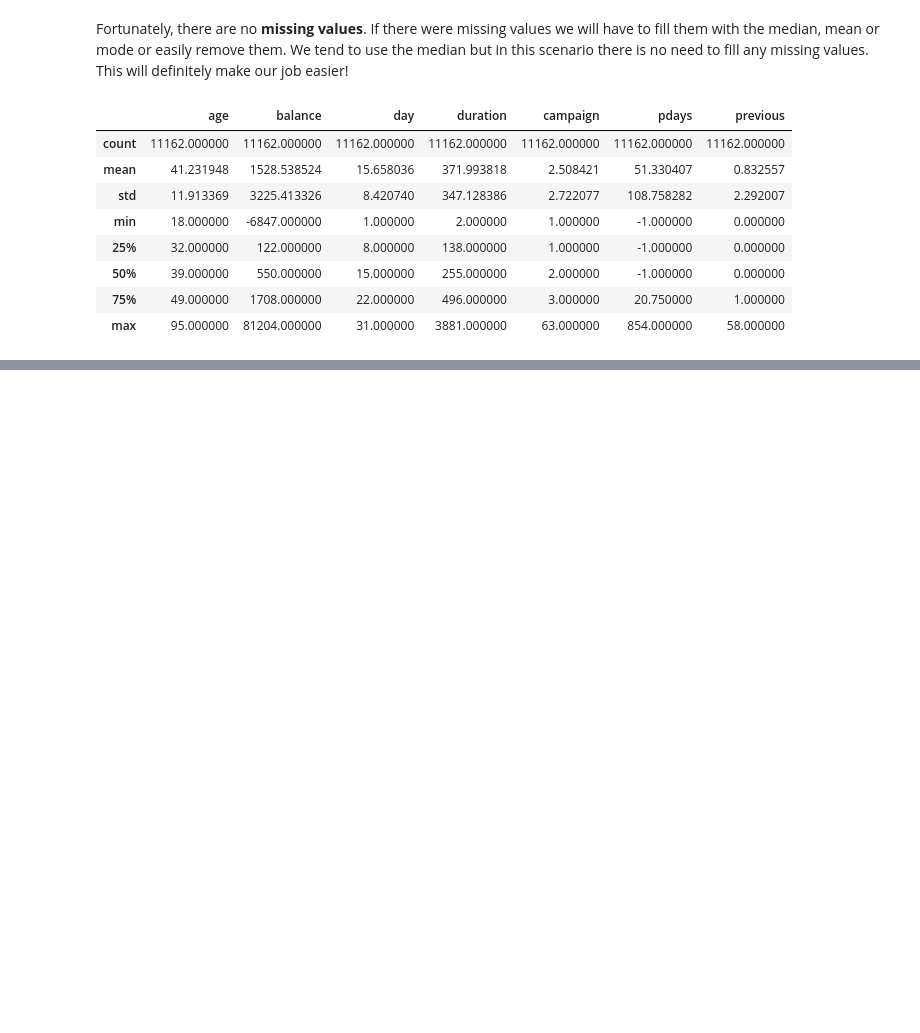
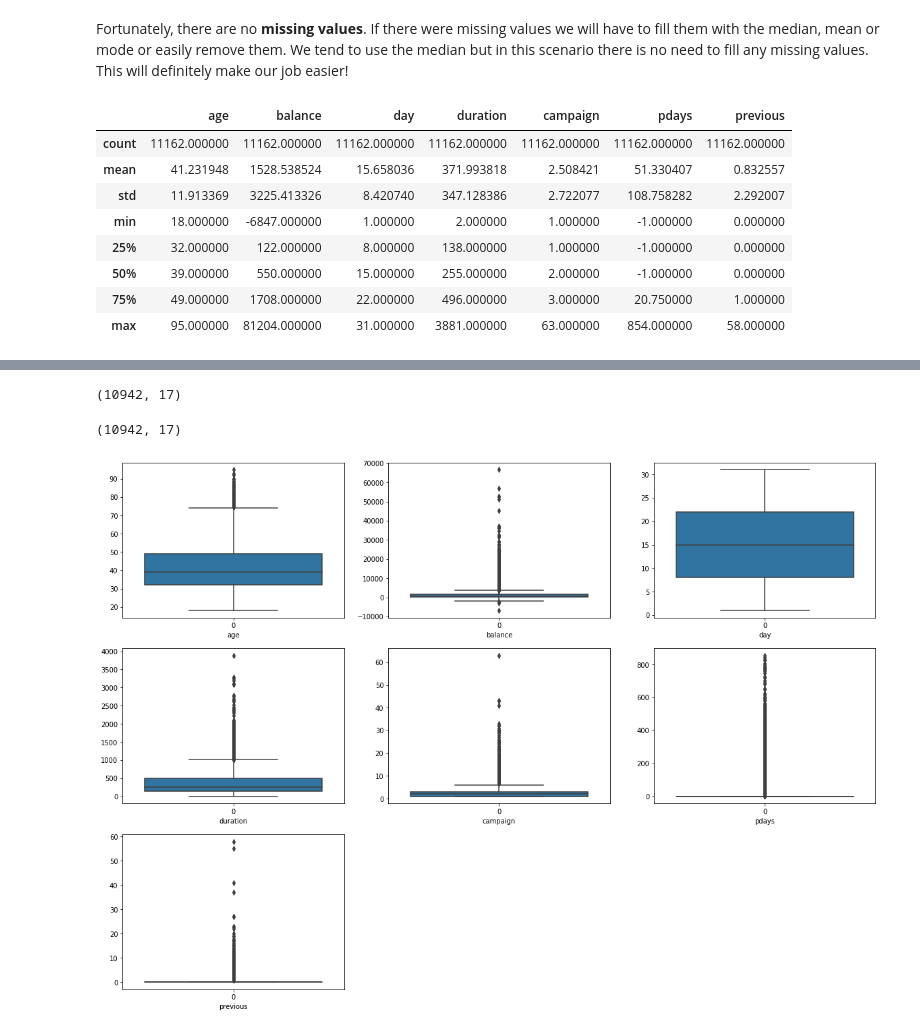
Before and after one commit to Amiirhosseini/Data-Mining-Project, a Jupyter notebook: Bank Marketing Project.ipynb, the cells around one changed output, grey strips where cells are left out. Drawn from its saved outputs; the diff is of its cells as text; code cells hidden in the pictures; blank space fills up the shorter version.

```diff
--- a/Bank Marketing Project.ipynb
+++ b/Bank Marketing Project.ipynb
@@ -90,0 +140,26 @@ Bank.describe()
+# %%
+from collections import Counter
+def detect_outliers(data,features):
+    outlier_indices = []
+    for c in features:
+        # 1st quartile
+        Q1 = np.percentile(data[c],25)
+        # 3rd quartile
+        Q3 = np.percentile(data[c],75)
+        # IQR
+        IQR = Q3 - Q1
+        # Outlier step
+        outlier_step = IQR * 1.5
+        # detect outlier and their indeces
+        outlier_list_col = data[(data[c] < Q1 - outlier_step) | (data[c] > Q3 + outlier_step)].index
+        # store indeces
+        outlier_indices.extend(outlier_list_col)
+
+    outlier_indices = Counter(outlier_indices)
+    multiple_outliers = list(i for i, v in outlier_indices.items() if v > 2)
+
+    return multiple_outliers
+# %%
+# detect outliers from Age, Balance, Day, Duration, Campaign, Pdays, Previous
+Outliers_to_drop = detect_outliers(Bank,["age","balance","day","duration","campaign","pdays","previous"])
+Bank.loc[Outliers_to_drop] # Show the outliers rows
@@ -90,0 +180,23 @@ Bank.describe()
+# %%
+Bank_IQR = Bank.drop(Outliers_to_drop, axis = 0).reset_index(drop=True)
+# %% [output]
+(10942, 17)
+# %%
+Bank_IQR.shape
+# %% [output]
+(10942, 17)
+# %%
+#plot the bars again to see the result
+#boxplot on numerical features to find outliers
+numerical_features = [feature for feature in Bank.columns if Bank[feature].dtypes != 'O']
+plt.figure(figsize=(20,60), facecolor='white')
+plotnumber =1
+for numerical_feature in numerical_features:
+    ax = plt.subplot(12,3,plotnumber)
+    sns.boxplot(Bank_IQR[numerical_feature])
+    plt.xlabel(numerical_feature)
+    plotnumber+=1
+
+plt.show()
+# %% [output]
+[figure, added]
```
Also changed, not shown: parts of 13 cells of this notebook.
